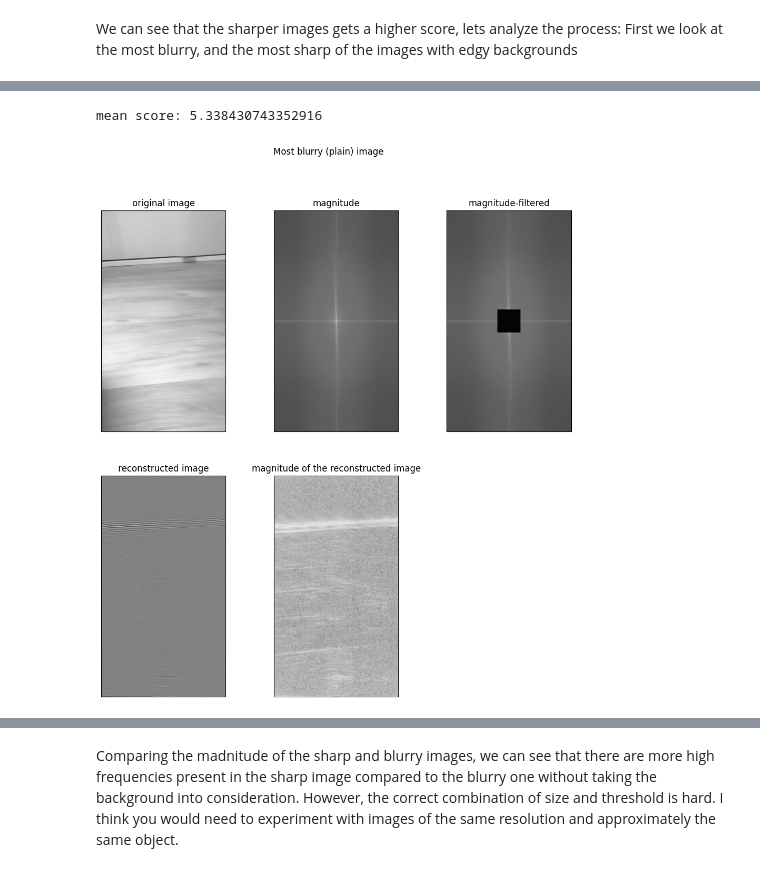
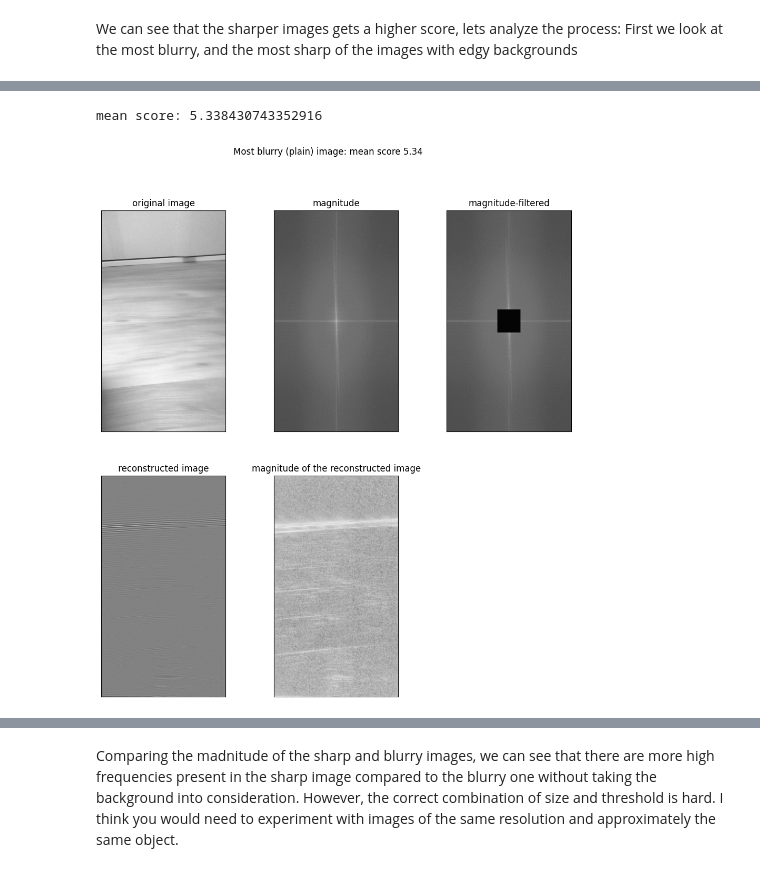
Before and after one commit to havardMoe/BlurDetectionDFT, a Jupyter notebook: code/blur_detection_results.ipynb, the cells around one changed output, grey strips where cells are left out. Drawn from its saved outputs; the diff is of its cells as text; code cells hidden in the pictures.

```diff
--- a/code/blur_detection_results.ipynb
+++ b/code/blur_detection_results.ipynb
@@ -117,7 +117,7 @@ mean score: 45.41951152742039
 # %%
-plot_steps(step_images[5], suptitle='Most blurry (plain) image')
+plot_steps(step_images[5], suptitle=f'Most blurry (plain) image: mean score {np.round(scores[5], 2)}')
 print(f'mean score: {scores[5]}')
 # %% [output]
 mean score: 5.338430743352916
-[figure, old version]
+[figure, new version]
 # %%
```
Also changed, not shown: parts of 3 cells of this notebook, 8 other files.
